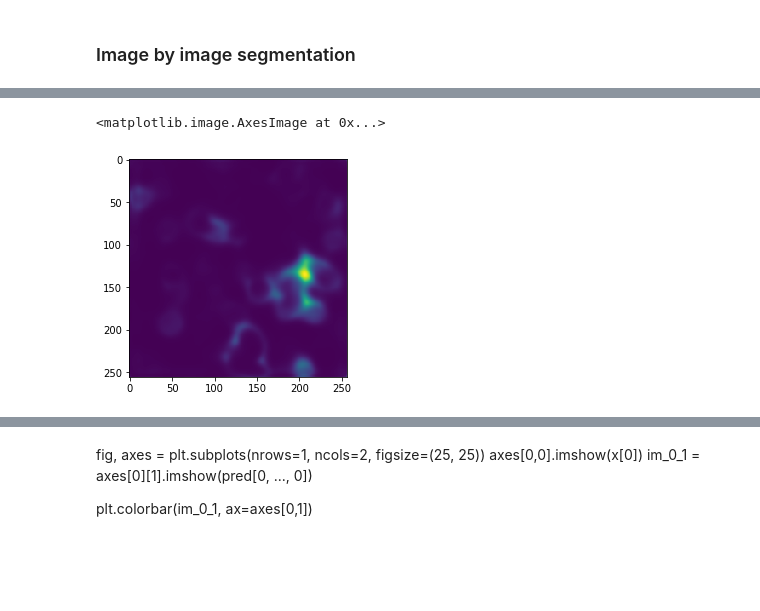
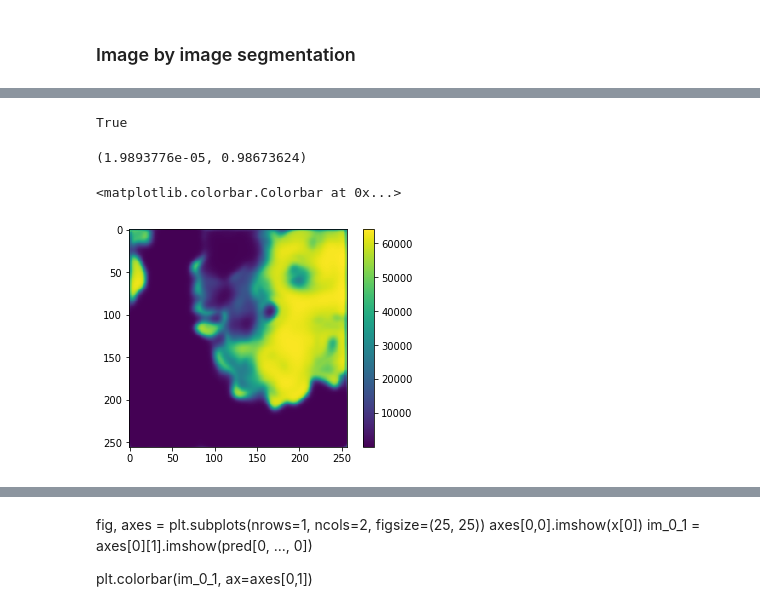
Before and after one commit to Ashgun/cv_fields_semantic-segmentation, a Jupyter notebook: train_segnet.ipynb, the cells around one changed output, grey strips where cells are left out. Cells and saved outputs as stored; diff of their text form; code cells hidden in the pictures; blank space fills up the shorter version.

```diff
--- a/train_segnet.ipynb
+++ b/train_segnet.ipynb
@@ -425,8 +424,37 @@ plt.imshow(x[0])
-# %%
-plt.imshow(pred[0, ..., 2])
-# %% [output]
-<matplotlib.image.AxesImage at 0x...>
-[figure, removed]
+# %%
+for index in range(4):
+    img = pred[0, ..., index] / np.max(pred[0, ..., index])
+    img *= 255.0
+    img = img.astype(np.uint8)
+    img = cv2.cvtColor(img, cv2.COLOR_GRAY2BGR)
+    cv2.imwrite('segnet_{}.png'.format(index), img)
+
+img = getClassesMap(pred[0]).astype(np.float32)
+img = img / np.max(img)
+img *= 255.0
+img = img.astype(np.uint8)
+img = cv2.cvtColor(img, cv2.COLOR_GRAY2BGR)
+cv2.imwrite('segnet_classes.png', img)
+
+img = y[0].astype(np.float32)
+img = y[0, ..., 0] * 0.0001 + y[0, ..., 1] * 1 + y[0, ..., 2] * 2 + y[0, ..., 3] * 3
+img = img / np.max(img)
+img *= 255.0
+img = img.astype(np.uint8)
+img = cv2.cvtColor(img, cv2.COLOR_GRAY2BGR)
+cv2.imwrite('segnet_gt.png', img)
+# %% [output]
+True
+# %%
+np.min(pred[0, ..., 1]),np.max(pred[0, ..., 1])
+# %% [output]
+(1.9893776e-05, 0.98673624)
+# %%
+im_0_1 = plt.imshow(pred[0, ..., 1])
+plt.colorbar(im_0_1)
+# %% [output]
+<matplotlib.colorbar.Colorbar at 0x...>
+[figure, added]
 # %%
 plt.imshow(y[0, ..., 2])
 # %% [output]
```
Also changed, not shown: parts of 15 cells of this notebook, 1 other file.
